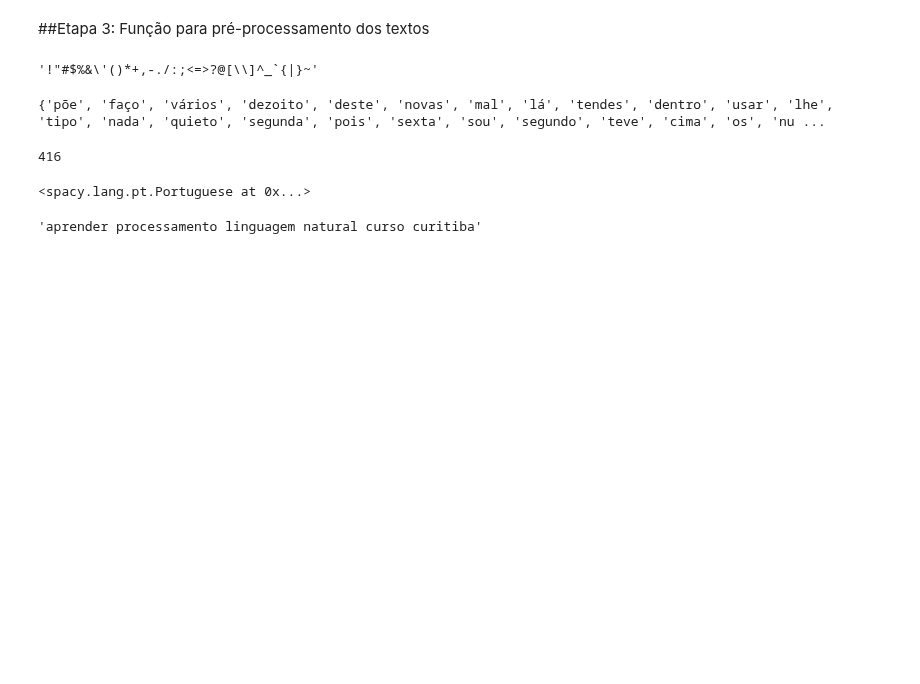
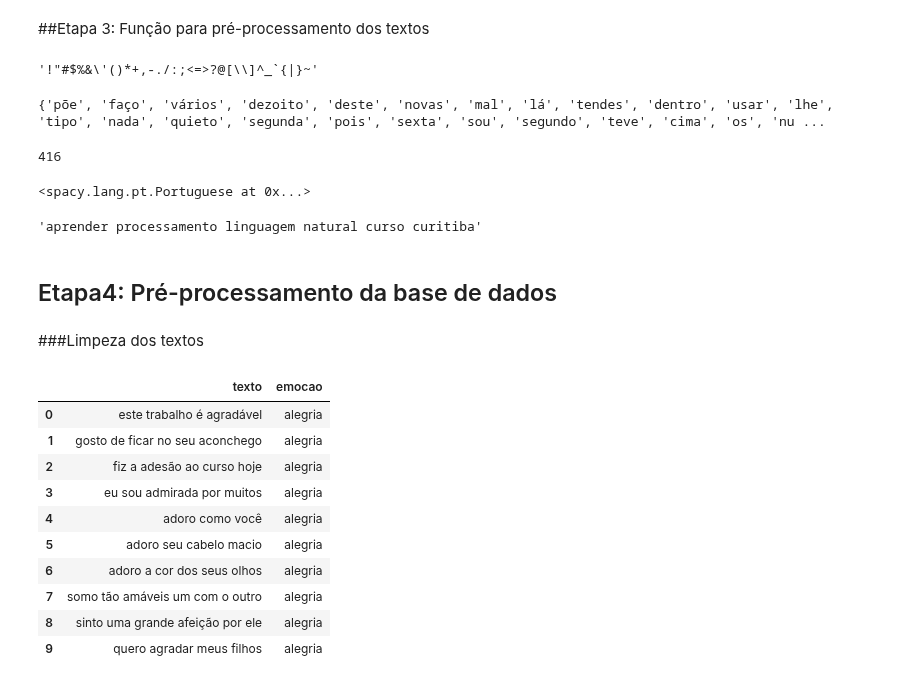
Before and after one commit to WallaceSantana79/CursoMachineLearning, a Jupyter notebook: Classificação_de_Textos_com_spaCy.ipynb, the cells around one changed output. Cells and saved outputs as stored; diff of their text form; code cells hidden in the pictures; blank space fills up the shorter version.

```diff
--- a/Classificação_de_Textos_com_spaCy.ipynb
+++ b/Classificação_de_Textos_com_spaCy.ipynb
@@ -132,3 +132,21 @@ teste = preprocessamento('Estou aprendendo processamento de linguagem natural, c
 teste
 # %% [output]
 'aprender processamento linguagem natural curso curitiba'
+# %% [markdown]
+## Etapa4: Pré-processamento da base de dados
+# %% [markdown]
+###Limpeza dos textos
+# %%
+base_dados.head(10)
+# %% [output]
+|  | texto | emocao |
+| 0 | este trabalho é agradável | alegria |
+| 1 | gosto de ficar no seu aconchego | alegria |
+| 2 | fiz a adesão ao curso hoje | alegria |
+| 3 | eu sou admirada por muitos | alegria |
+| 4 | adoro como você | alegria |
+| 5 | adoro seu cabelo macio | alegria |
+| 6 | adoro a cor dos seus olhos | alegria |
+| 7 | somo tão amáveis um com o outro | alegria |
+| 8 | sinto uma grande afeição por ele | alegria |
+| 9 | quero agradar meus filhos | alegria |
```
Also changed, not shown: parts of 17 cells of this notebook.
